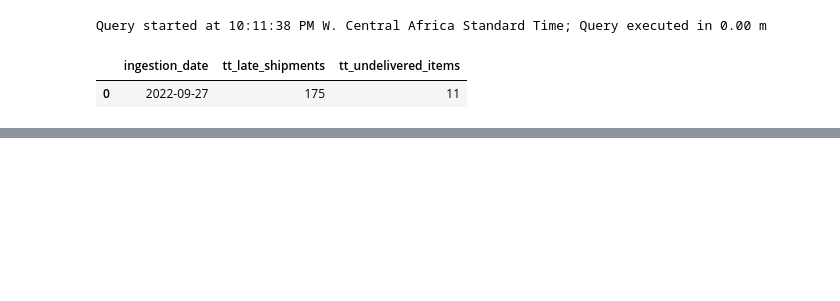
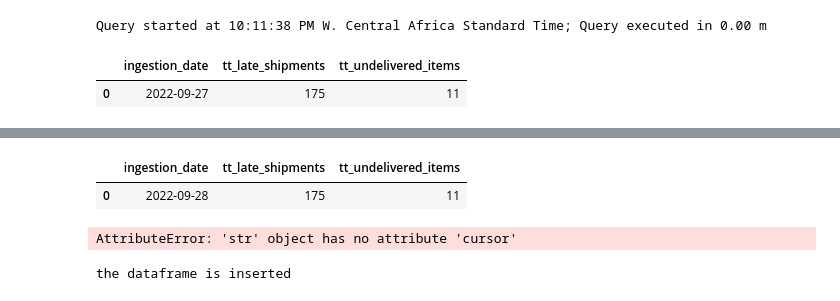
Before and after one commit to lordbnn/ETL-for-retail-business, a Jupyter notebook: byroneji4734_data2bots.ipynb, the cells around one changed output, grey strips where cells are left out. Cells and saved outputs as stored; diff of their text form; code cells hidden in the pictures; blank space fills up the shorter version.

```diff
--- a/byroneji4734_data2bots.ipynb
+++ b/byroneji4734_data2bots.ipynb
@@ -411,2 +410,15 @@ Query started at 03:08:47 AM W. Central Africa Standard Time; Query executed in
 |  | ingestion_date | product_name | most_ordered_day | is_public_holiday | tt_review_points | ... |
 | 0 | 2022-09-28 | Scooter | 2022-01-06 | False | 1934 | ... |
+# %%
+def read_and_convert_query_to_dataframe(query):
+    cursor = connection.cursor()
+    result = None
+    try:
+        cursor.execute(query)
+        result = cursor.fetchall()
+
+        field_names = [i[0] for i in cursor.description ]
+        result = pd.DataFrame(result,columns=field_names)
+        return result
+    except Error as err:
+        print(f"Error: '{err}'")
@@ -412,0 +682,13 @@ Query started at 03:08:47 AM W. Central Africa Standard Time; Query executed in
+# %%
+columns = ['ingestion_date','tt_late_shipments','tt_undelivered_items']
+see = pd.DataFrame(agg_shipments,columns=columns)
+see
+# %% [output]
+|  | ingestion_date | tt_late_shipments | tt_undelivered_items |
+| 0 | 2022-09-28 | 175 | 11 |
+# %%
+#query_agg_shipments.connection.columns
+cursor = connection.cursor()
+field_names = [i[0] for i in cursor.description ]
+# %% [output]
+AttributeError: 'str' object has no attribute 'cursor'
@@ -412,0 +721,4 @@ Query started at 03:08:47 AM W. Central Africa Standard Time; Query executed in
+# %%
+load_df_to_postgres(see, 'byroneji4734_analytics.agg_shipments')
+# %% [output]
+the dataframe is inserted
```
Also changed, not shown: parts of 8 cells of this notebook.
